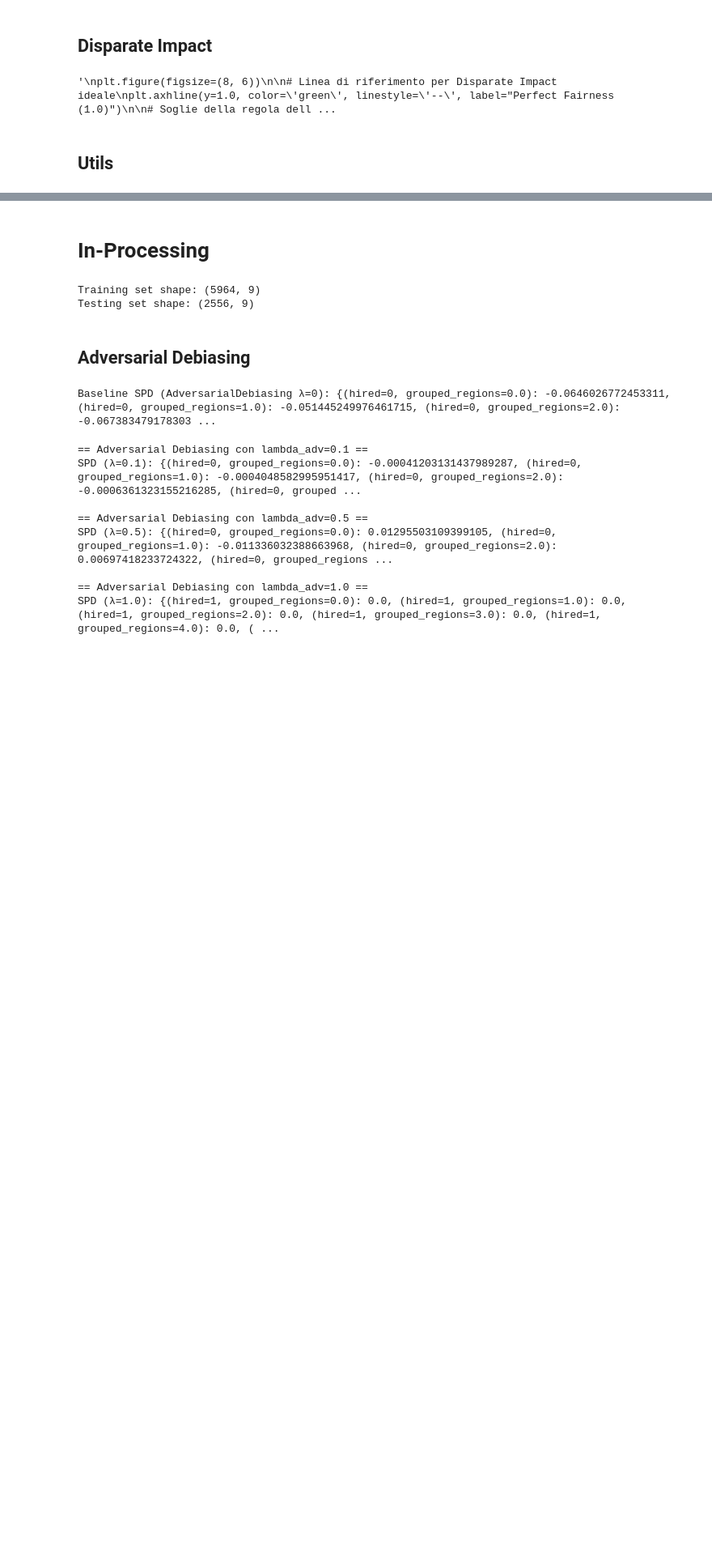
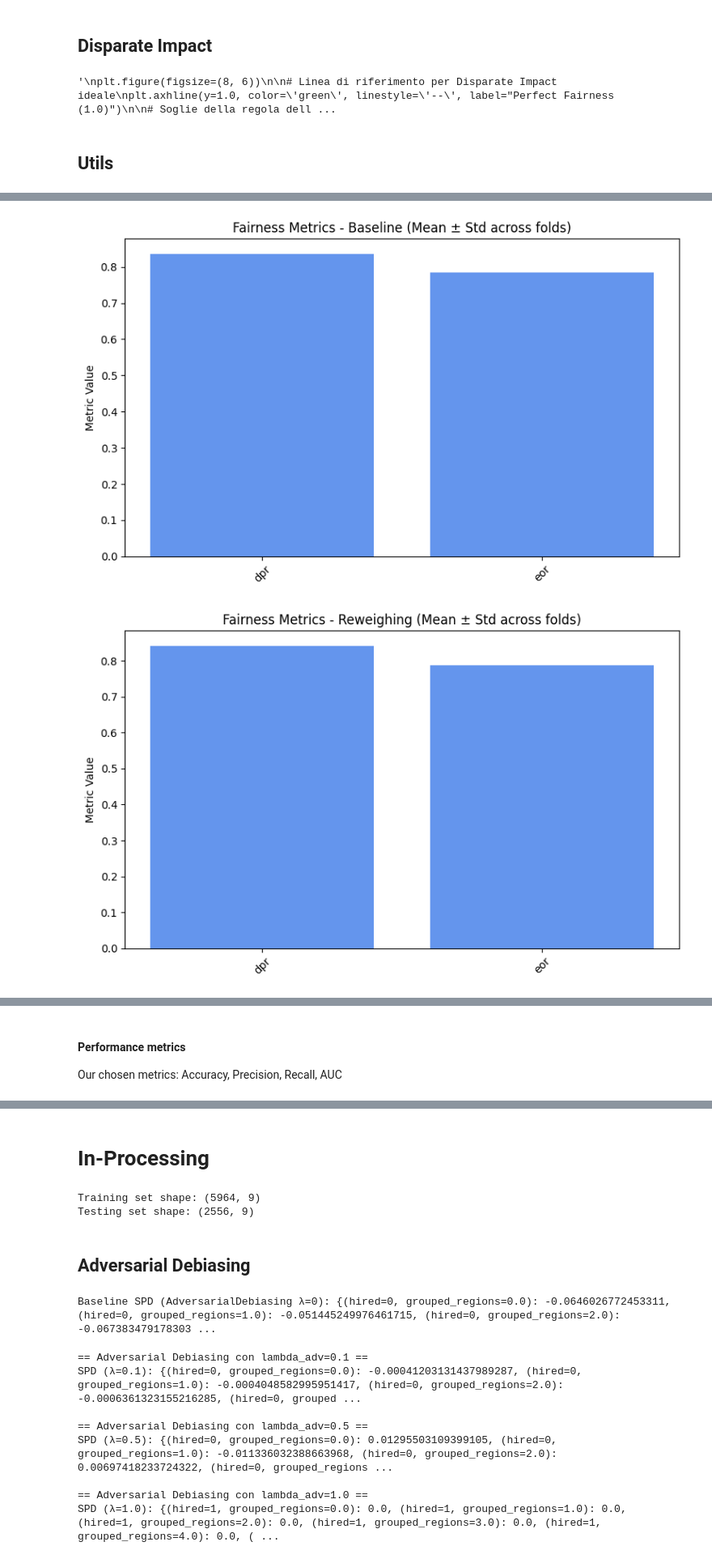
Before and after one commit to kor80/Fair-Candidate-Screening-System, a Jupyter notebook: main.ipynb, the cells around one changed output, grey strips where cells are left out. Shown at 81% size. Saved outputs shown, nothing was run; the diff lists cells and outputs as text; code cells hidden in the pictures; blank space fills up the shorter version.

Commit message:
added preprocessing + refactor

```diff
--- a/main.ipynb
+++ b/main.ipynb
@@ -1091,0 +1117,3 @@ plt.show()
+# %%
+fairness_values = compute_metrics_dict(fairness_metrics)
+print_mean_values(fairness_values) # Print the fairness values for each approach
@@ -1091,0 +1136,5 @@ plt.show()
+# %%
+plot_metrics(fairness_values, preprocess_approaches, label="Fairness")
+# %% [output]
+[figure, added]
+[figure, added]
@@ -1091,0 +1143,3 @@ plt.show()
+# %% [markdown]
+#### Performance metrics
+Our chosen metrics: Accuracy, Precision, Recall, AUC
```
Also changed, not shown: parts of 59 cells of this notebook.
